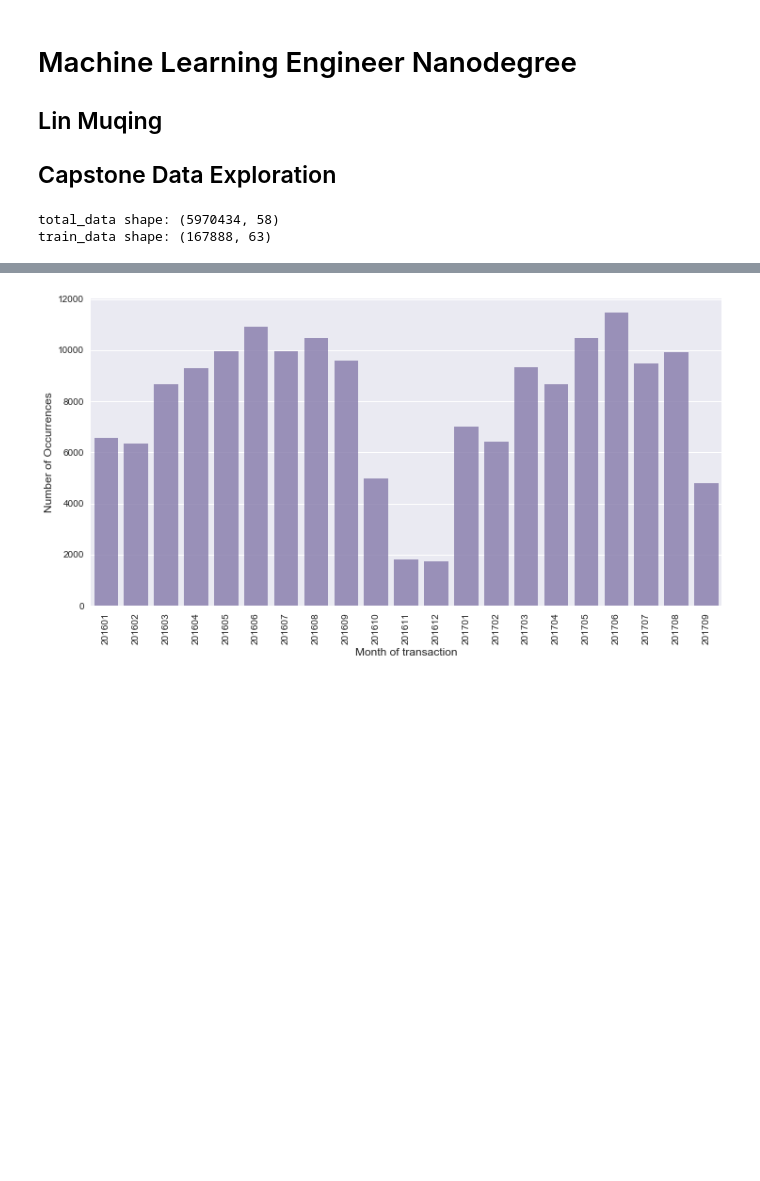
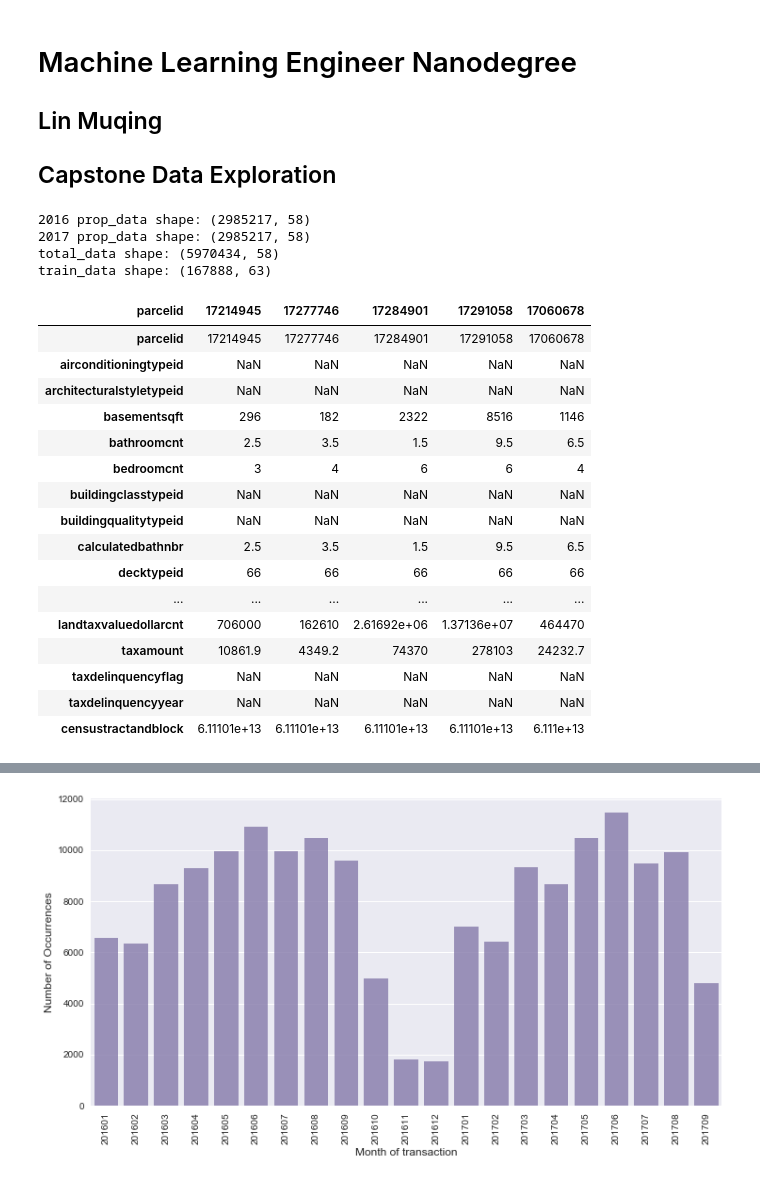
Before and after one commit to mqkh515/udacityMLND, a Jupyter notebook: projects/capstone/project_submit/data_explore.ipynb, the cells around one changed output, grey strips where cells are left out. Cells and saved outputs as stored; diff of their text form; code cells hidden in the pictures; blank space fills up the shorter version.

```diff
--- a/projects/capstone/project_submit/data_explore.ipynb
+++ b/projects/capstone/project_submit/data_explore.ipynb
@@ -66,8 +66,39 @@ train_data_copy = train_data.copy()
 # shape of data
 n_total = prop_data.shape[0]
 n_train = train_data.shape[0]
+print('2016 prop_data shape: ' + str(prop_2016.shape))
+print('2017 prop_data shape: ' + str(prop_2017.shape))
 print('total_data shape: ' + str(prop_data.shape))
 print('train_data shape: ' + str(train_data.shape))
 # %% [output]
+2016 prop_data shape: (2985217, 58)
+2017 prop_data shape: (2985217, 58)
 total_data shape: (5970434, 58)
 train_data shape: (167888, 63)
+# %%
+# display several rows with least missing
+prop_2016_copy = prop_2016.copy()
+prop_2016_copy['missing'] = prop_2016_copy.isnull().sum(axis=1) / float(prop_2016_copy.shape[1])
+prop_2016_copy.sort_values('missing', inplace=True)
+raw_data_disp = prop_2016_copy.iloc[:5, :-1].transpose()
+display(raw_data_disp)
+raw_data_disp.to_csv('data/raw_data_disp.csv')
+del prop_2016_copy
+# %% [output]
+| parcelid | 17214945 | 17277746 | 17284901 | 17291058 | 17060678 |
+| parcelid | 17214945 | 17277746 | 17284901 | 17291058 | 17060678 |
+| airconditioningtypeid | NaN | NaN | NaN | NaN | NaN |
+| architecturalstyletypeid | NaN | NaN | NaN | NaN | NaN |
+| basementsqft | 296 | 182 | 2322 | 8516 | 1146 |
+| bathroomcnt | 2.5 | 3.5 | 1.5 | 9.5 | 6.5 |
+| bedroomcnt | 3 | 4 | 6 | 6 | 4 |
+| buildingclasstypeid | NaN | NaN | NaN | NaN | NaN |
+| buildingqualitytypeid | NaN | NaN | NaN | NaN | NaN |
+| calculatedbathnbr | 2.5 | 3.5 | 1.5 | 9.5 | 6.5 |
+| decktypeid | 66 | 66 | 66 | 66 | 66 |
+| ... | ... | ... | ... | ... | ... |
+| landtaxvaluedollarcnt | 706000 | 162610 | 2.61692e+06 | 1.37136e+07 | 464470 |
+| taxamount | 10861.9 | 4349.2 | 74370 | 278103 | 24232.7 |
+| taxdelinquencyflag | NaN | NaN | NaN | NaN | NaN |
+| taxdelinquencyyear | NaN | NaN | NaN | NaN | NaN |
+| censustractandblock | 6.11101e+13 | 6.11101e+13 | 6.11101e+13 | 6.11101e+13 | 6.111e+13 |
```
Also changed, not shown: parts of 2 cells of this notebook, 8 other files.
